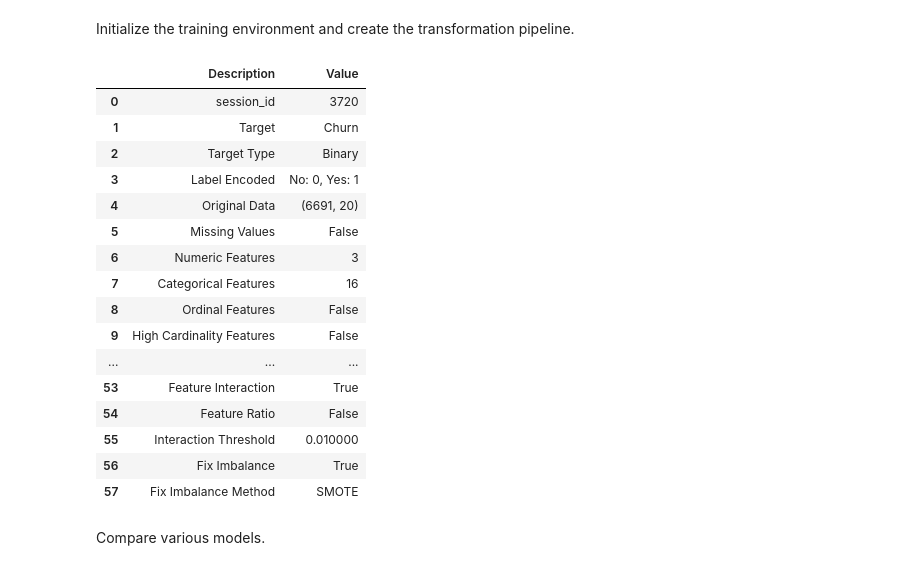
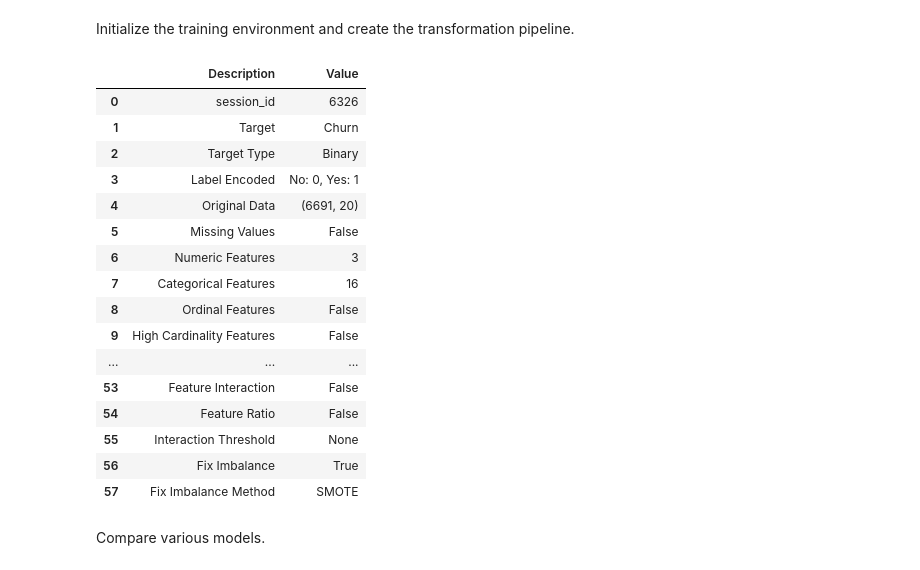
Before and after one commit to kubekmonika/customer-churn-analysis-telco-dataset, a Jupyter notebook: notebooks/model.ipynb, the cells around one changed output. Cells and saved outputs as stored; diff of their text form; code cells hidden in the pictures.

```diff
--- a/notebooks/model.ipynb
+++ b/notebooks/model.ipynb
@@ -75,18 +75,17 @@ Initialize the training environment and create the transformation pipeline.
 # %%
 setup(
     data,
     target='Churn',
     silent=True,
     transformation=True,
     bin_numeric_features=['tenure'],
     normalize=True,
     normalize_method='minmax',
     fix_imbalance=True,
-    feature_interaction=True,
 );
 # %% [output]
 |  | Description | Value |
-| 0 | session_id | 3720 |
+| 0 | session_id | 6326 |
 | 1 | Target | Churn |
 | 2 | Target Type | Binary |
 | 3 | Label Encoded | No: 0, Yes: 1 |
@@ -97,9 +96,9 @@ setup(
 | 8 | Ordinal Features | False |
 | 9 | High Cardinality Features | False |
 | ... | ... | ... |
-| 53 | Feature Interaction | True |
+| 53 | Feature Interaction | False |
 | 54 | Feature Ratio | False |
-| 55 | Interaction Threshold | 0.010000 |
+| 55 | Interaction Threshold | None |
 | 56 | Fix Imbalance | True |
 | 57 | Fix Imbalance Method | SMOTE |
 # %% [markdown]
```
Also changed, not shown: parts of 1 cell of this notebook.
